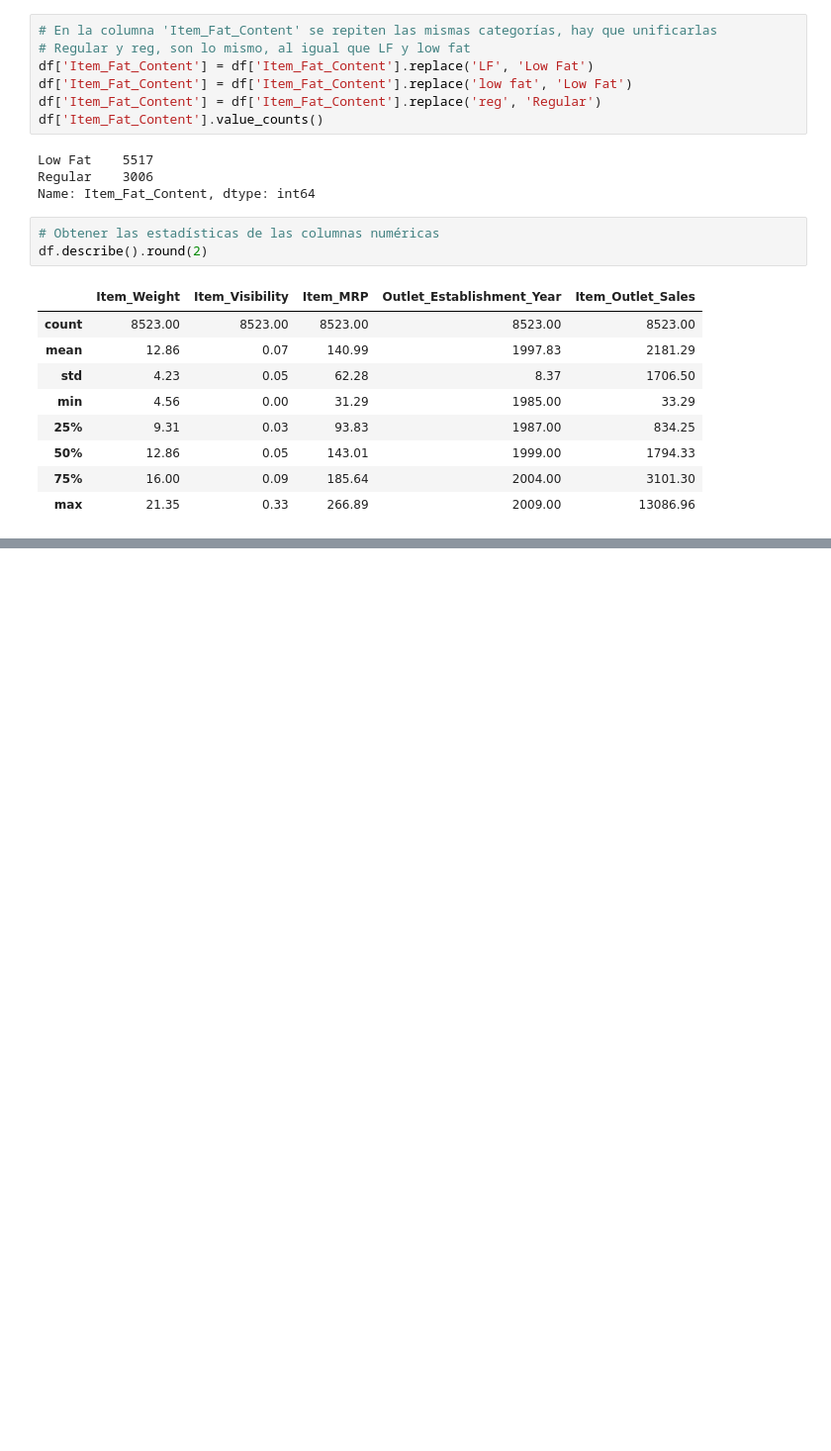
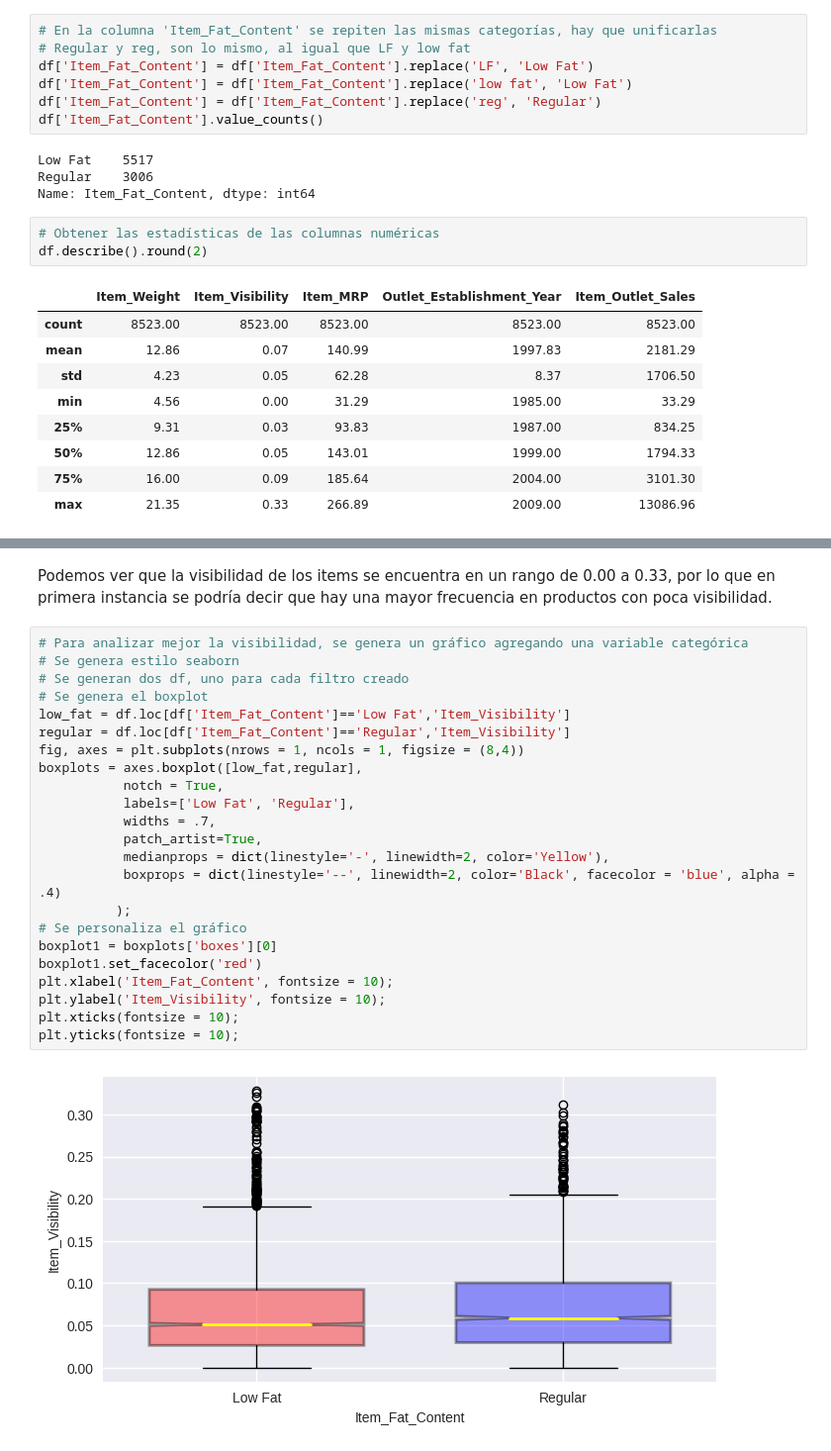
Before and after one commit to patricioegas/predicciones-de-ventas-alimenticias, a Jupyter notebook: Predicciones_ventas_1.ipynb, the cells around one changed output, grey strips where cells are left out. Shown at 99% size. Cells and saved outputs as stored; diff of their text form; blank space fills up the shorter version.

```diff
--- a/Predicciones_ventas_1.ipynb
+++ b/Predicciones_ventas_1.ipynb
@@ -157,0 +183,27 @@ df.describe().round(2)
+# %% [markdown]
+Podemos ver que la visibilidad de los items se encuentra en un rango de 0.00 a 0.33, por lo que en primera instancia se podría decir que hay una mayor frecuencia en productos con poca visibilidad.
+# %%
+# Para analizar mejor la visibilidad, se genera un gráfico agregando una variable categórica
+# Se genera estilo seaborn
+# Se generan dos df, uno para cada filtro creado
+# Se genera el boxplot
+low_fat = df.loc[df['Item_Fat_Content']=='Low Fat','Item_Visibility']
+regular = df.loc[df['Item_Fat_Content']=='Regular','Item_Visibility']
+fig, axes = plt.subplots(nrows = 1, ncols = 1, figsize = (8,4))
+boxplots = axes.boxplot([low_fat,regular],
+           notch = True,
+           labels=['Low Fat', 'Regular'],
+           widths = .7,
+           patch_artist=True,
+           medianprops = dict(linestyle='-', linewidth=2, color='Yellow'),
+           boxprops = dict(linestyle='--', linewidth=2, color='Black', facecolor = 'blue', alpha = .4)
+          );
+# Se personaliza el gráfico
+boxplot1 = boxplots['boxes'][0]
+boxplot1.set_facecolor('red')
+plt.xlabel('Item_Fat_Content', fontsize = 10);
+plt.ylabel('Item_Visibility', fontsize = 10);
+plt.xticks(fontsize = 10);
+plt.yticks(fontsize = 10);
+# %% [output]
+[figure, added]
```
Also changed, not shown: parts of 7 cells of this notebook.
